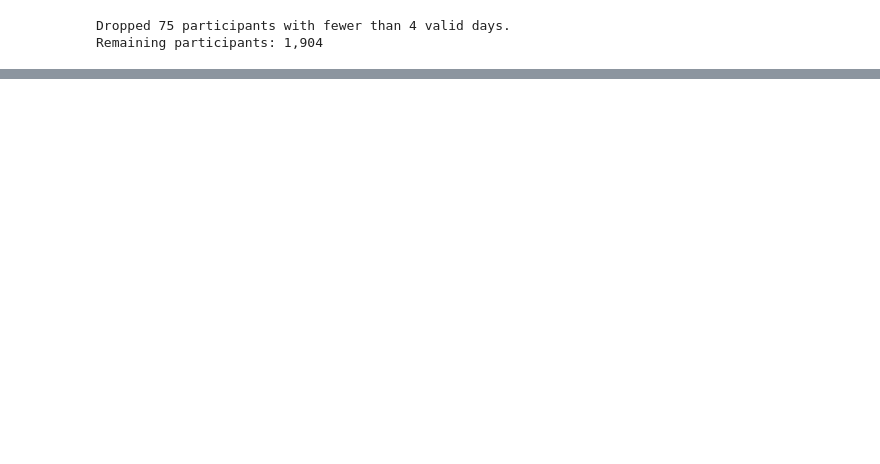
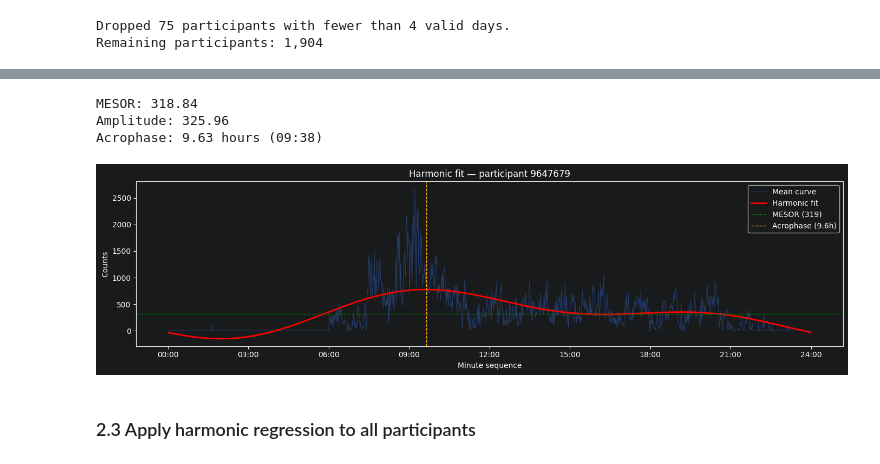
Before and after one commit to ninaschmidsberger/master-thesis, a Jupyter notebook: src/main.ipynb, the cells around one changed output, grey strips where cells are left out. Saved outputs shown, nothing was run; the diff lists cells and outputs as text; code cells hidden in the pictures; blank space fills up the shorter version.

```diff
--- a/src/main.ipynb
+++ b/src/main.ipynb
@@ -3594,0 +3648,59 @@ Remaining participants: 1,904
+# %%
+# manual fit for single participant
+
+participant_id = 9647679
+
+single_curve = mean_daily_curve[mean_daily_curve["ID"] == participant_id]
+
+minutes = single_curve["minute_sequence"].to_numpy(dtype=float)
+counts = single_curve["mean_counts"].to_numpy(dtype=float)
+
+# Build design matrix: intercept + 2 harmonic pairs
+period = 1440
+design_matrix = np.column_stack([
+    np.ones(len(minutes)),                                    # MESOR
+    np.cos(2 * np.pi * 1 * minutes / period),                # harmonic 1 cosine
+    np.sin(2 * np.pi * 1 * minutes / period),                # harmonic 1 sine
+    np.cos(2 * np.pi * 2 * minutes / period),                # harmonic 2 cosine
+    np.sin(2 * np.pi * 2 * minutes / period),                # harmonic 2 sine
+])
+
+coefficients, _, _, _ = lstsq(design_matrix, counts, rcond=None)
+
+mesor = coefficients[0]
+amplitude = np.sqrt(coefficients[1]**2 + coefficients[2]**2)
+# Read acrophase directly from the peak of the fitted curve
+# rather than computing from arctan2 to avoid sign convention issues
+fitted_counts = design_matrix @ coefficients
+peak_minute = minutes[np.argmax(fitted_counts)]
+acrophase_hours = peak_minute / 60
+
+print(f"MESOR: {mesor:.2f}")
+print(f"Amplitude: {amplitude:.2f}")
+print(f"Acrophase: {acrophase_hours:.2f} hours ({int(peak_minute // 60):02d}:{int(peak_minute % 60):02d})")
+# %% [output]
+MESOR: 318.84
+Amplitude: 325.96
+Acrophase: 9.63 hours (09:38)
+# %%
+# plot showing curve, fit, MESOR line, acrophase line
+
+fitted_counts = design_matrix @ coefficients
+
+fig, ax = plt.subplots(figsize=(14, 4))
+ax.plot(minutes, counts, alpha=0.4, linewidth=0.8, label="Mean curve")
+ax.plot(minutes, fitted_counts, linewidth=2, color="red", label="Harmonic fit")
+ax.axhline(y=mesor, color="green", linestyle="--", linewidth=1, label=f"MESOR ({mesor:.0f})")
+ax.axvline(x=acrophase_hours * 60, color="orange", linestyle="--", linewidth=1, label=f"Acrophase ({acrophase_hours:.1f}h)")
+ax.set_xlabel("Minute sequence")
+ax.set_ylabel("Counts")
+ax.set_title(f"Harmonic fit — participant {participant_id}")
+ax.set_xticks([0, 180, 360, 540, 720, 900, 1080, 1260, 1440])
+ax.set_xticklabels(["00:00", "03:00", "06:00", "09:00", "12:00", "15:00", "18:00", "21:00", "24:00"])
+ax.legend()
+plt.tight_layout()
+plt.show()
+# %% [output]
+[figure, added]
+# %% [markdown]
+### 2.3 Apply harmonic regression to all participants
```
Also changed, not shown: parts of 84 cells of this notebook, 2 other files.
